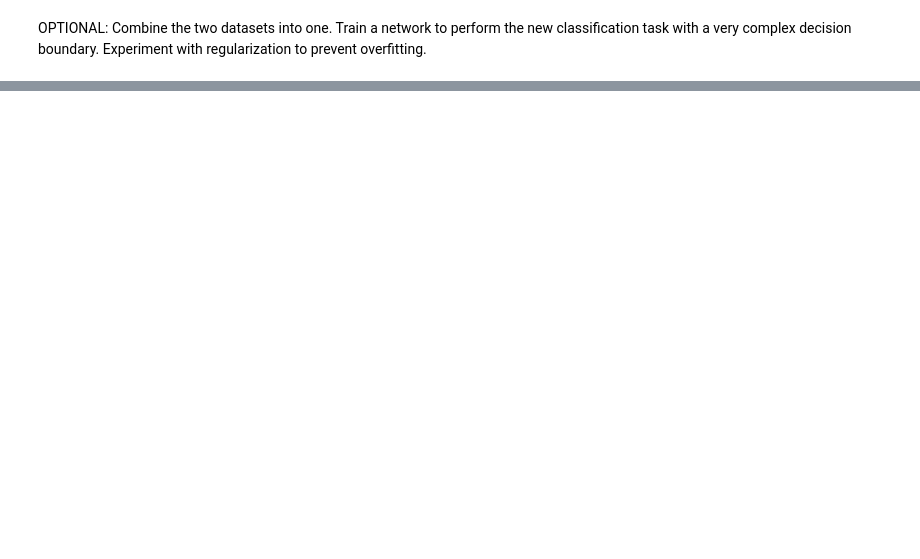
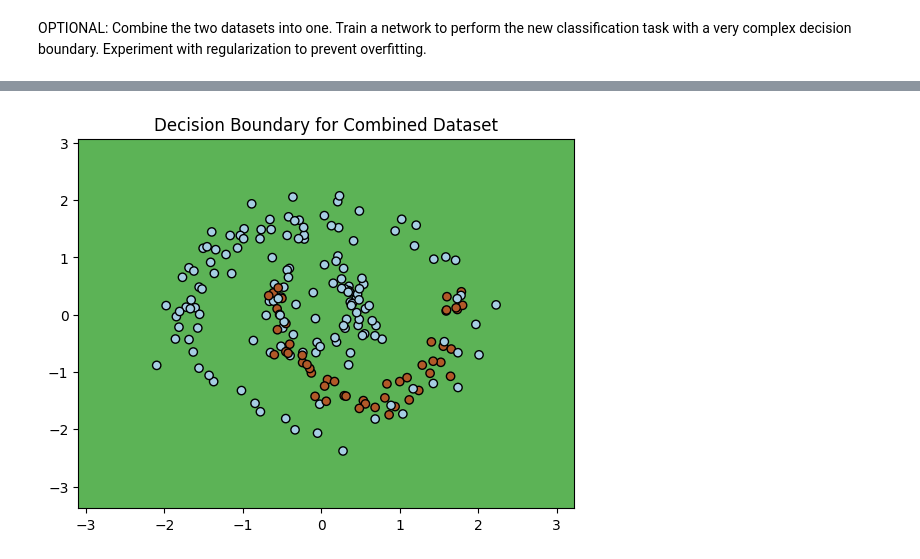
Before and after one commit to jnadeu/masters-degree, a Jupyter notebook: NN/lab-regularization/8_Lab_Regularization.ipynb, the cells around one changed output, grey strips where cells are left out. Saved outputs shown, nothing was run; the diff lists cells and outputs as text; code cells hidden in the pictures; blank space fills up the shorter version.

```diff
--- a/NN/lab-regularization/8_Lab_Regularization.ipynb
+++ b/NN/lab-regularization/8_Lab_Regularization.ipynb
@@ -268,2 +268,51 @@ plot_decision_boundary(X_moons, Y_moons, model_moons_l2, "Decision Boundary with
 # %% [markdown]
 OPTIONAL: Combine the two datasets into one. Train a network to perform the new classification task with a very complex decision boundary. Experiment with regularization to prevent overfitting.
+# %%
+# Add dataset-specific labels
+Y_circles_new = Y_circles * 0  # Label 0 for circles
+Y_moons_new = Y_moons * 1      # Label 1 for moons
+
+# Combine the datasets
+X_combined = np.vstack((X_circles, X_moons))
+Y_combined = np.hstack((Y_circles_new, Y_moons_new))
+
+# Shuffle the combined dataset
+from sklearn.utils import shuffle
+X_combined, Y_combined = shuffle(X_combined, Y_combined, random_state=42)
+
+# Split into train and test sets
+from sklearn.model_selection import train_test_split
+X_train, X_test, Y_train, Y_test = train_test_split(X_combined, Y_combined, test_size=0.2, random_state=42)
+# %%
+from tensorflow.keras.regularizers import l1_l2
+
+# Input layer
+input_combined = Input(shape=(2,))
+
+# Hidden layers with L1 and L2 regularization
+x = Dense(128, activation='relu', kernel_regularizer=l1_l2(l1=0.01, l2=0.01))(input_combined)
+x = Dense(128, activation='relu', kernel_regularizer=l1_l2(l1=0.01, l2=0.01))(x)
+x = Dense(64, activation='relu', kernel_regularizer=l1_l2(l1=0.01, l2=0.01))(x)
+
+# Output layer
+output_combined = Dense(1, activation='sigmoid')(x)
+
+# Model
+model_combined = Model(inputs=input_combined, outputs=output_combined)
+
+# Compile
+model_combined.compile(optimizer=Adam(learning_rate=0.001), loss='binary_crossentropy', metrics=['accuracy'])
+
+# Train the model
+history_combined = model_combined.fit(
+    X_train, Y_train,
+    epochs=100,
+    batch_size=32,
+    validation_split=0.2,
+    verbose=0
+)
+
+
+# Function to visualize decision boundaries
+plot_decision_boundary(X_combined, Y_combined, model_combined, "Decision Boundary for Combined Dataset")
+# %% [output]
@@ -269,0 +320 @@ OPTIONAL: Combine the two datasets into one. Train a network to perform the new
+[figure, added]
```
Also changed, not shown: parts of 7 cells of this notebook.
